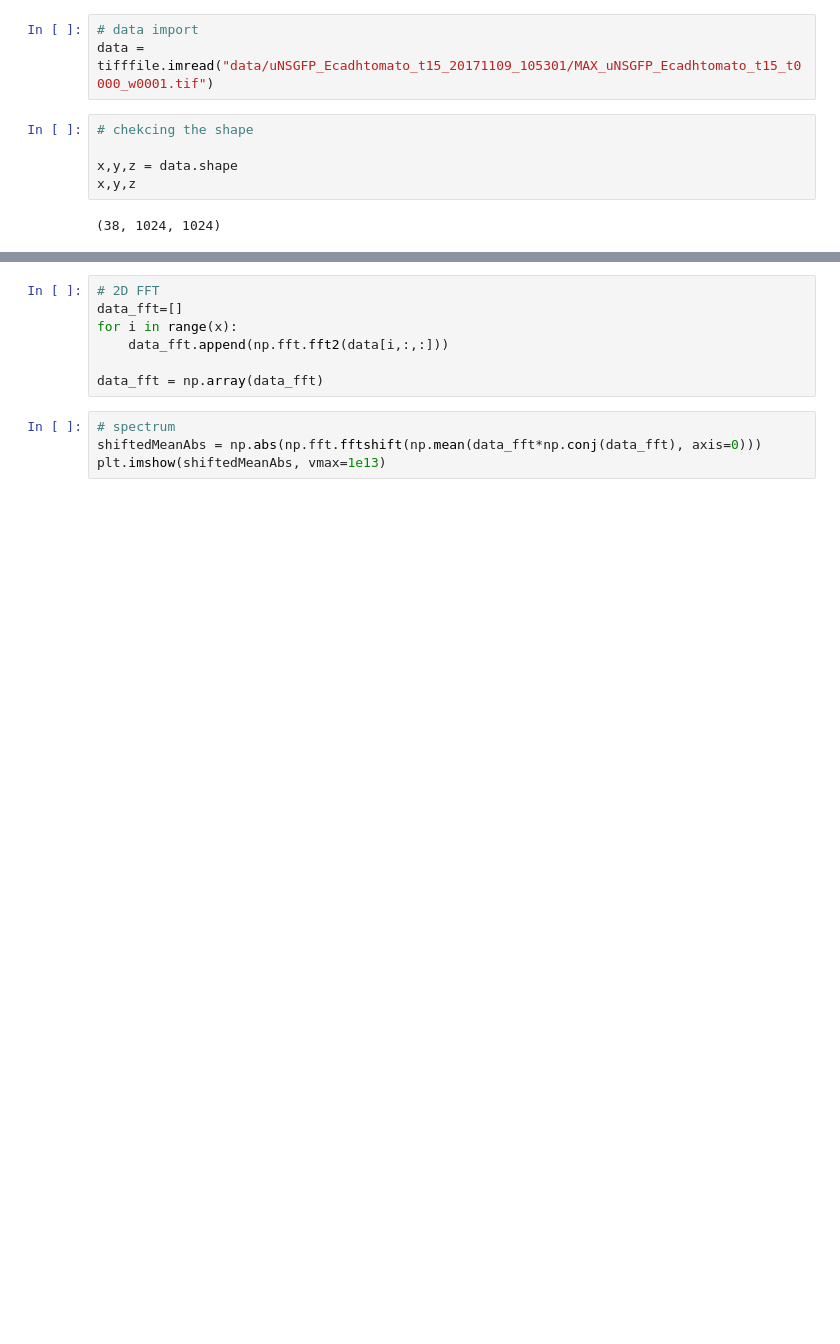
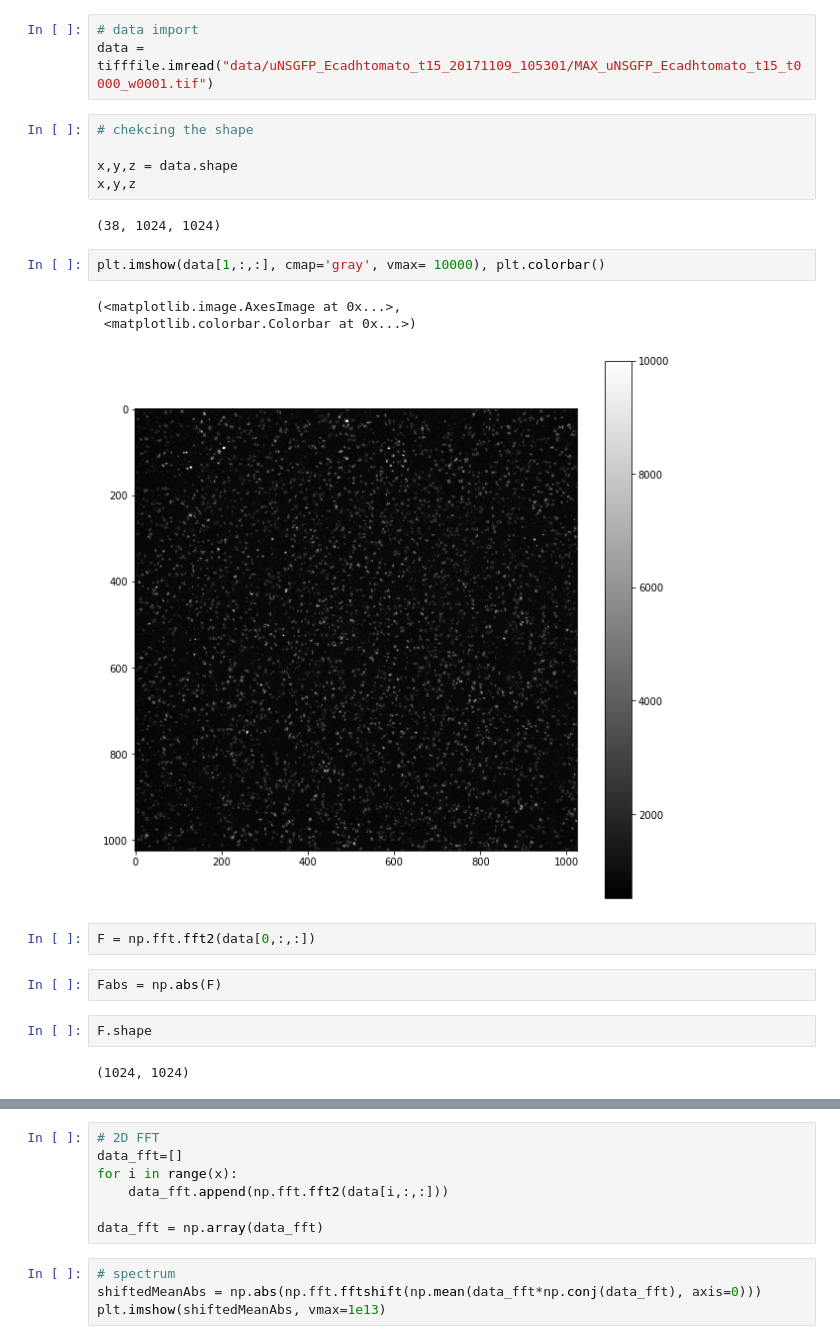
Before and after one commit to adibrov/jupyterNotebooks, a Jupyter notebook: particles_fft.ipynb, the cells around one changed output, grey strips where cells are left out. Cells and saved outputs as stored; diff of their text form; blank space fills up the shorter version.

```diff
--- a/particles_fft.ipynb
+++ b/particles_fft.ipynb
@@ -17,3 +17,17 @@ x,y,z = data.shape
 x,y,z
 # %% [output]
 (38, 1024, 1024)
+# %%
+plt.imshow(data[1,:,:], cmap='gray', vmax= 10000), plt.colorbar()
+# %% [output]
+(<matplotlib.image.AxesImage at 0x...>,
+ <matplotlib.colorbar.Colorbar at 0x...>)
+[figure, added]
+# %%
+F = np.fft.fft2(data[0,:,:])
+# %%
+Fabs = np.abs(F)
+# %%
+F.shape
+# %% [output]
+(1024, 1024)
```
Also changed, not shown: parts of 13 cells of this notebook, 3 other files.
